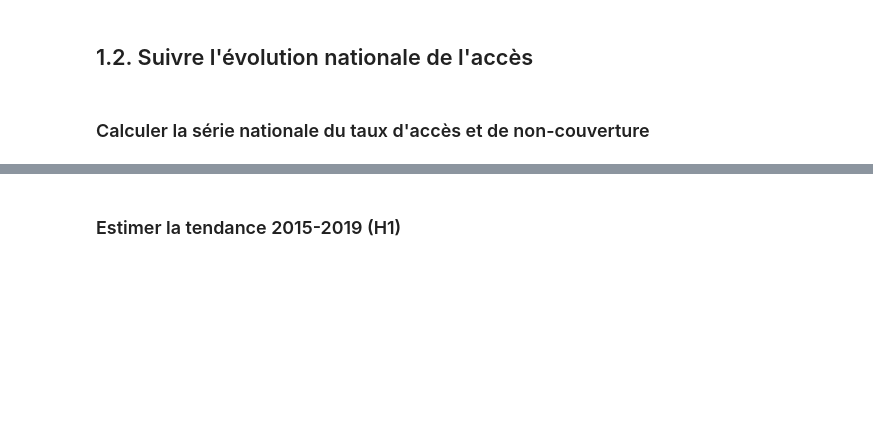
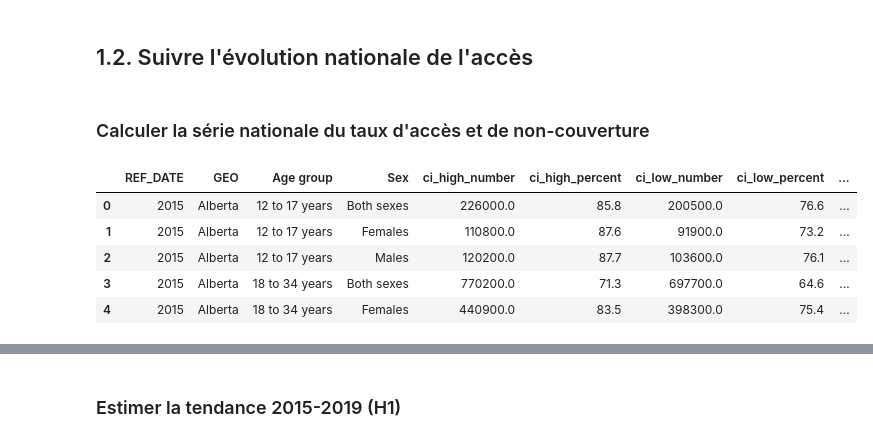
Before and after one commit to abdn-fz/canada-healthcare-access-analysis, a Jupyter notebook: notebooks/eda_healthcare_access.ipynb, the cells around one changed output, grey strips where cells are left out. Drawn from its saved outputs; the diff is of its cells as text; code cells hidden in the pictures; blank space fills up the shorter version.

```diff
--- a/notebooks/eda_healthcare_access.ipynb
+++ b/notebooks/eda_healthcare_access.ipynb
@@ -619,3 +619,19 @@ df_analytic.to_csv('../data/table_analytique_nettoyee.csv', index=False, encodin
 ## 1.2. Suivre l'évolution nationale de l'accès
 # %% [markdown]
 ### Calculer la série nationale du taux d'accès et de non-couverture
+# %%
+
+import pandas as pd
+import numpy as np
+import matplotlib.pyplot as plt
+
+df = pd.read_csv('/content/table_analytique_nettoyee.csv')
+
+df.head()
+# %% [output]
+|  | REF_DATE | GEO | Age group | Sex | ci_high_number | ci_high_percent | ci_low_number | ci_low_percent | ... |
+| 0 | 2015 | Alberta | 12 to 17 years | Both sexes | 226000.0 | 85.8 | 200500.0 | 76.6 | ... |
+| 1 | 2015 | Alberta | 12 to 17 years | Females | 110800.0 | 87.6 | 91900.0 | 73.2 | ... |
+| 2 | 2015 | Alberta | 12 to 17 years | Males | 120200.0 | 87.7 | 103600.0 | 76.1 | ... |
+| 3 | 2015 | Alberta | 18 to 34 years | Both sexes | 770200.0 | 71.3 | 697700.0 | 64.6 | ... |
+| 4 | 2015 | Alberta | 18 to 34 years | Females | 440900.0 | 83.5 | 398300.0 | 75.4 | ... |
```
Also changed, not shown: parts of 9 cells of this notebook.
